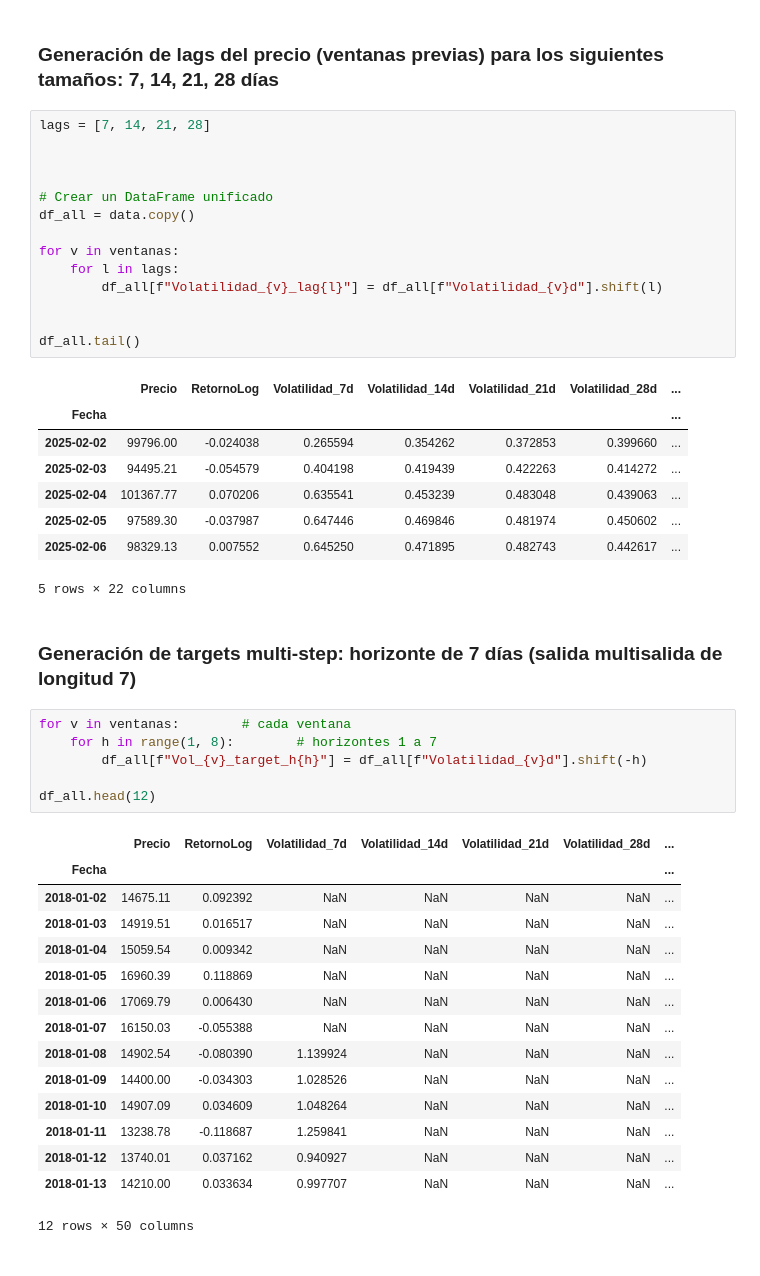
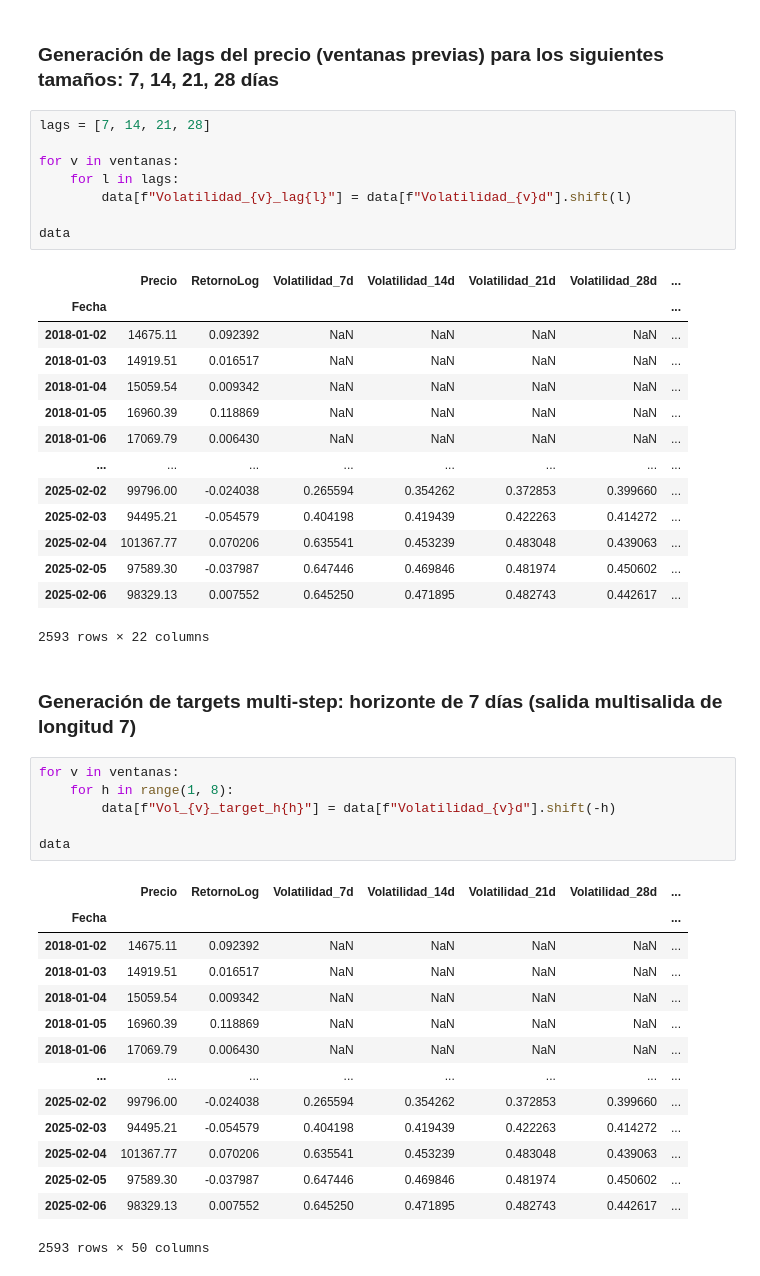
Before and after one commit to valecabrera21/MiniProyecto_2, a Jupyter notebook: _sources/EDA.ipynb, the cells around one changed output. Drawn from its saved outputs; the diff is of its cells as text.

```diff
--- a/_sources/EDA.ipynb
+++ b/_sources/EDA.ipynb
@@ -650,47 +650,46 @@ data = databtc.copy()
 # %%
 lags = [7, 14, 21, 28]
 
-
-
-# Crear un DataFrame unificado
-df_all = data.copy()
-
 for v in ventanas:
     for l in lags:
-        df_all[f"Volatilidad_{v}_lag{l}"] = df_all[f"Volatilidad_{v}d"].shift(l)
+        data[f"Volatilidad_{v}_lag{l}"] = data[f"Volatilidad_{v}d"].shift(l)
 
-
-df_all.tail()
+data
 # %% [output]
 |  | Precio | RetornoLog | Volatilidad_7d | Volatilidad_14d | Volatilidad_21d | Volatilidad_28d | ... |
 | Fecha |  |  |  |  |  |  | ... |
+| 2018-01-02 | 14675.11 | 0.092392 | NaN | NaN | NaN | NaN | ... |
+| 2018-01-03 | 14919.51 | 0.016517 | NaN | NaN | NaN | NaN | ... |
+| 2018-01-04 | 15059.54 | 0.009342 | NaN | NaN | NaN | NaN | ... |
+| 2018-01-05 | 16960.39 | 0.118869 | NaN | NaN | NaN | NaN | ... |
+| 2018-01-06 | 17069.79 | 0.006430 | NaN | NaN | NaN | NaN | ... |
+| ... | ... | ... | ... | ... | ... | ... | ... |
 | 2025-02-02 | 99796.00 | -0.024038 | 0.265594 | 0.354262 | 0.372853 | 0.399660 | ... |
 | 2025-02-03 | 94495.21 | -0.054579 | 0.404198 | 0.419439 | 0.422263 | 0.414272 | ... |
 | 2025-02-04 | 101367.77 | 0.070206 | 0.635541 | 0.453239 | 0.483048 | 0.439063 | ... |
 | 2025-02-05 | 97589.30 | -0.037987 | 0.647446 | 0.469846 | 0.481974 | 0.450602 | ... |
 | 2025-02-06 | 98329.13 | 0.007552 | 0.645250 | 0.471895 | 0.482743 | 0.442617 | ... |
-5 rows × 22 columns
+2593 rows × 22 columns
 # %% [markdown]
 ### **Generación de targets multi-step: horizonte de 7 días (salida multisalida de longitud 7)**
 # %%
-for v in ventanas:        # cada ventana
-    for h in range(1, 8):        # horizontes 1 a 7
-        df_all[f"Vol_{v}_target_h{h}"] = df_all[f"Volatilidad_{v}d"].shift(-h)
+for v in ventanas:
+    for h in range(1, 8):
+        data[f"Vol_{v}_target_h{h}"] = data[f"Volatilidad_{v}d"].shift(-h)
 
-df_all.head(12)
+data
 # %% [output]
 |  | Precio | RetornoLog | Volatilidad_7d | Volatilidad_14d | Volatilidad_21d | Volatilidad_28d | ... |
 | Fecha |  |  |  |  |  |  | ... |
 | 2018-01-02 | 14675.11 | 0.092392 | NaN | NaN | NaN | NaN | ... |
 | 2018-01-03 | 14919.51 | 0.016517 | NaN | NaN | NaN | NaN | ... |
 | 2018-01-04 | 15059.54 | 0.009342 | NaN | NaN | NaN | NaN | ... |
 | 2018-01-05 | 16960.39 | 0.118869 | NaN | NaN | NaN | NaN | ... |
 | 2018-01-06 | 17069.79 | 0.006430 | NaN | NaN | NaN | NaN | ... |
-| 2018-01-07 | 16150.03 | -0.055388 | NaN | NaN | NaN | NaN | ... |
-| 2018-01-08 | 14902.54 | -0.080390 | 1.139924 | NaN | NaN | NaN | ... |
-| 2018-01-09 | 14400.00 | -0.034303 | 1.028526 | NaN | NaN | NaN | ... |
-| 2018-01-10 | 14907.09 | 0.034609 | 1.048264 | NaN | NaN | NaN | ... |
-| 2018-01-11 | 13238.78 | -0.118687 | 1.259841 | NaN | NaN | NaN | ... |
-| 2018-01-12 | 13740.01 | 0.037162 | 0.940927 | NaN | NaN | NaN | ... |
-| 2018-01-13 | 14210.00 | 0.033634 | 0.997707 | NaN | NaN | NaN | ... |
+| ... | ... | ... | ... | ... | ... | ... | ... |
+| 2025-02-02 | 99796.00 | -0.024038 | 0.265594 | 0.354262 | 0.372853 | 0.399660 | ... |
+| 2025-02-03 | 94495.21 | -0.054579 | 0.404198 | 0.419439 | 0.422263 | 0.414272 | ... |
+| 2025-02-04 | 101367.77 | 0.070206 | 0.635541 | 0.453239 | 0.483048 | 0.439063 | ... |
+| 2025-02-05 | 97589.30 | -0.037987 | 0.647446 | 0.469846 | 0.481974 | 0.450602 | ... |
+| 2025-02-06 | 98329.13 | 0.007552 | 0.645250 | 0.471895 | 0.482743 | 0.442617 | ... |
-12 rows × 50 columns
+2593 rows × 50 columns
```
Also changed, not shown: 2 other files.
